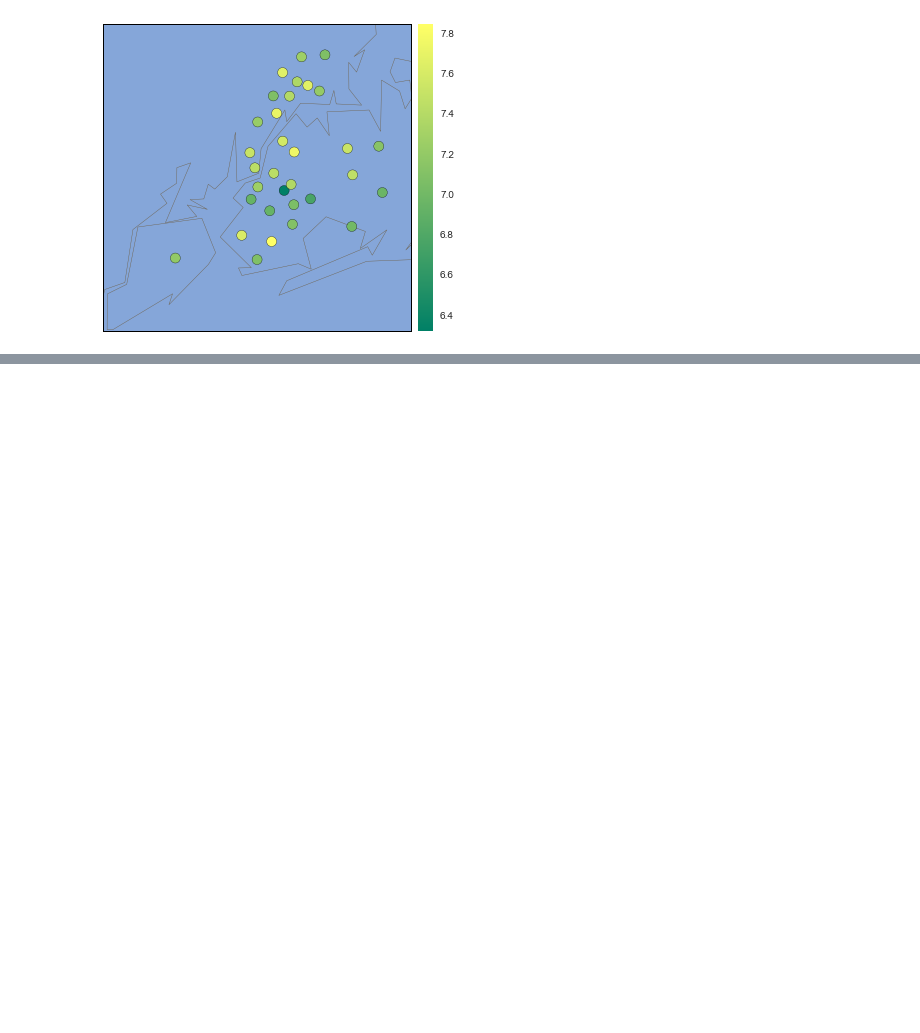
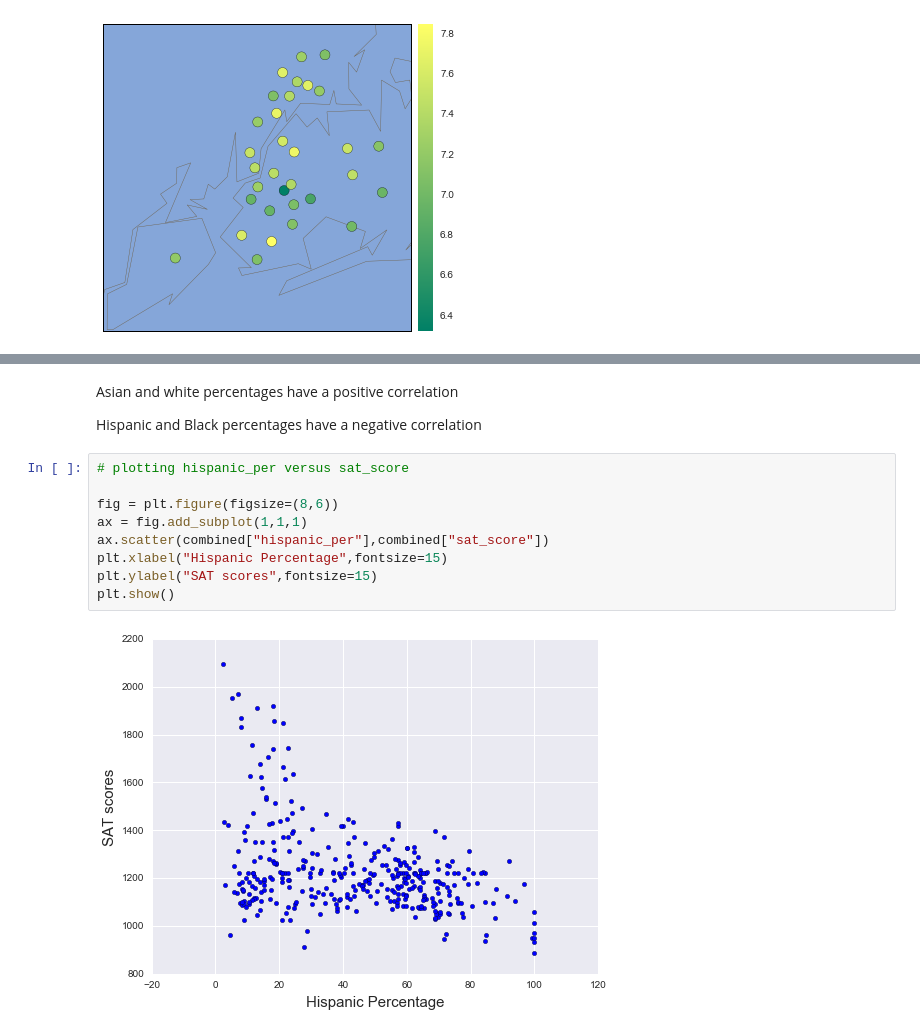
Before and after one commit to chrke/SAT_NY-high-schools, a Jupyter notebook: Schools.ipynb, the cells around one changed output, grey strips where cells are left out. Saved outputs shown, nothing was run; the diff lists cells and outputs as text; blank space fills up the shorter version.

```diff
--- a/Schools.ipynb
+++ b/Schools.ipynb
@@ -307,0 +317,15 @@ When we compare the safety map with the above map of newyork boroughs, we can se
+# %% [markdown]
+Asian and white percentages have a positive correlation
+
+Hispanic and Black percentages have a negative correlation
+# %%
+# plotting hispanic_per versus sat_score
+
+fig = plt.figure(figsize=(8,6))
+ax = fig.add_subplot(1,1,1)
+ax.scatter(combined["hispanic_per"],combined["sat_score"])
+plt.xlabel("Hispanic Percentage",fontsize=15)
+plt.ylabel("SAT scores",fontsize=15)
+plt.show()
+# %% [output]
+[figure, added]
```
Also changed, not shown: parts of 10 cells of this notebook.
